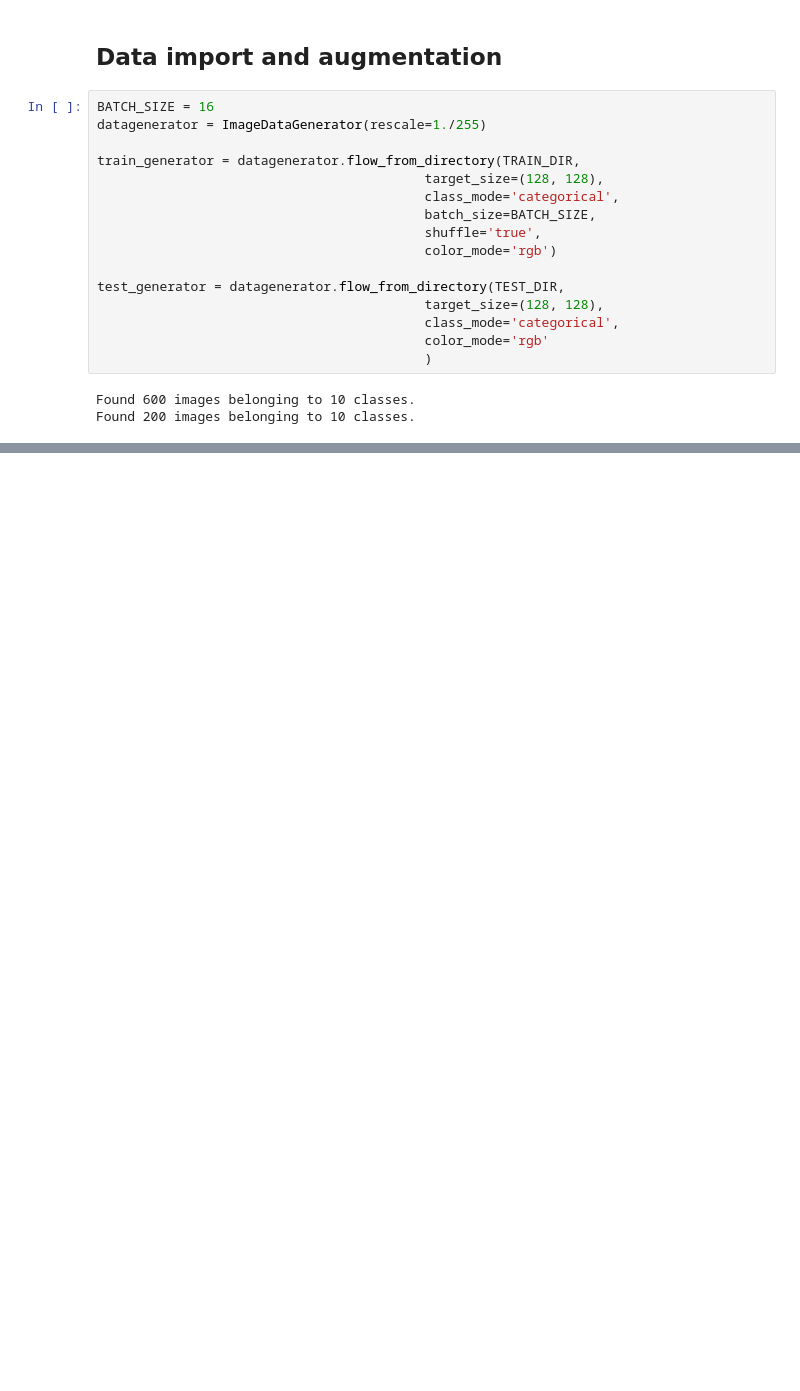
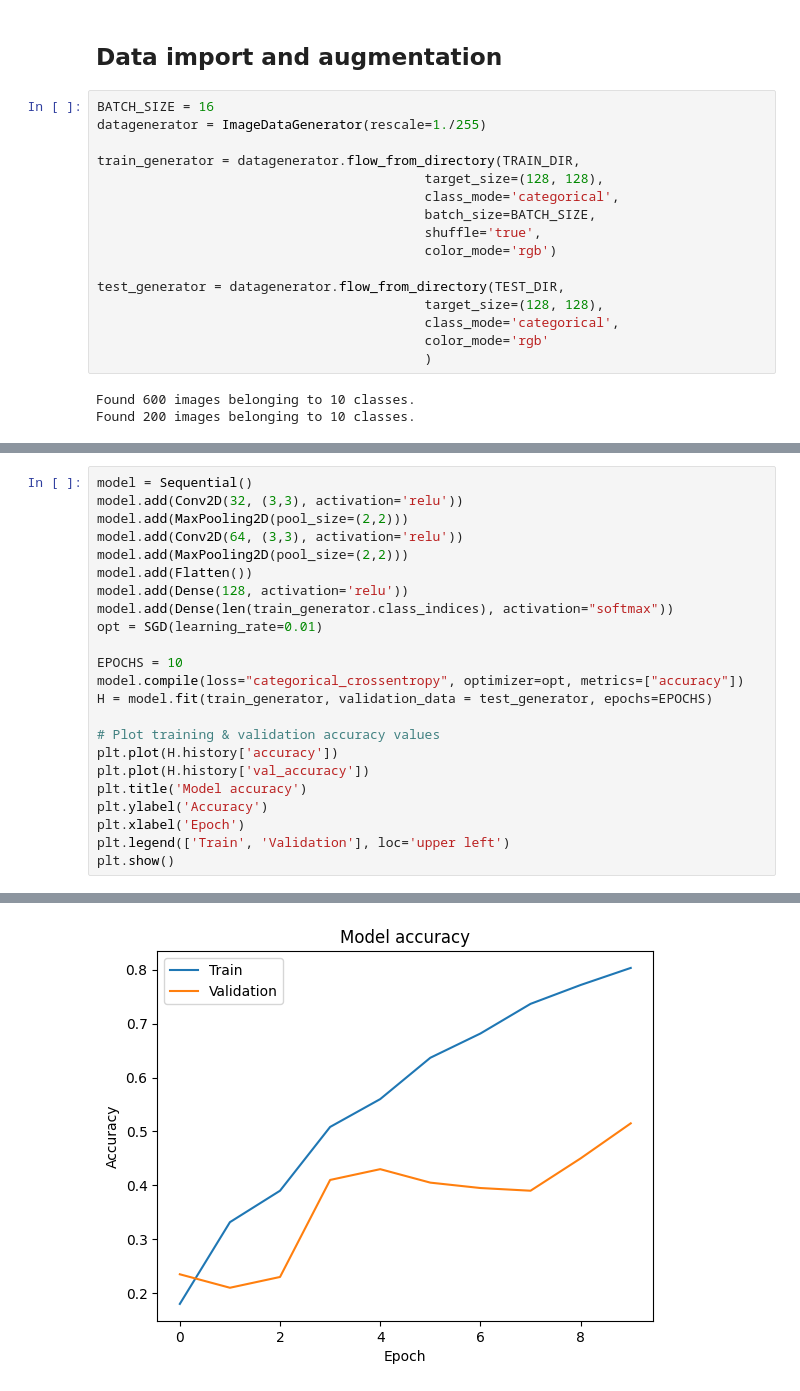
Before and after one commit to antoinedenovembre/deep_learning_IPSI3, a Jupyter notebook: main.ipynb, the cells around one changed output, grey strips where cells are left out. Drawn from its saved outputs; the diff is of its cells as text; blank space fills up the shorter version.

```diff
--- a/main.ipynb
+++ b/main.ipynb
@@ -69,0 +120,24 @@ Epoch 10/10
+# %%
+model = Sequential()
+model.add(Conv2D(32, (3,3), activation='relu'))
+model.add(MaxPooling2D(pool_size=(2,2)))
+model.add(Conv2D(64, (3,3), activation='relu'))
+model.add(MaxPooling2D(pool_size=(2,2)))
+model.add(Flatten())
+model.add(Dense(128, activation='relu'))
+model.add(Dense(len(train_generator.class_indices), activation="softmax"))
+opt = SGD(learning_rate=0.01)
+
+EPOCHS = 10
+model.compile(loss="categorical_crossentropy", optimizer=opt, metrics=["accuracy"])
+H = model.fit(train_generator, validation_data = test_generator, epochs=EPOCHS)
+
+# Plot training & validation accuracy values
+plt.plot(H.history['accuracy'])
+plt.plot(H.history['val_accuracy'])
+plt.title('Model accuracy')
+plt.ylabel('Accuracy')
+plt.xlabel('Epoch')
+plt.legend(['Train', 'Validation'], loc='upper left')
+plt.show()
+# %% [output]
@@ -69,0 +164 @@ Epoch 10/10
+[figure, added]
```
Also changed, not shown: parts of 7 cells of this notebook.
